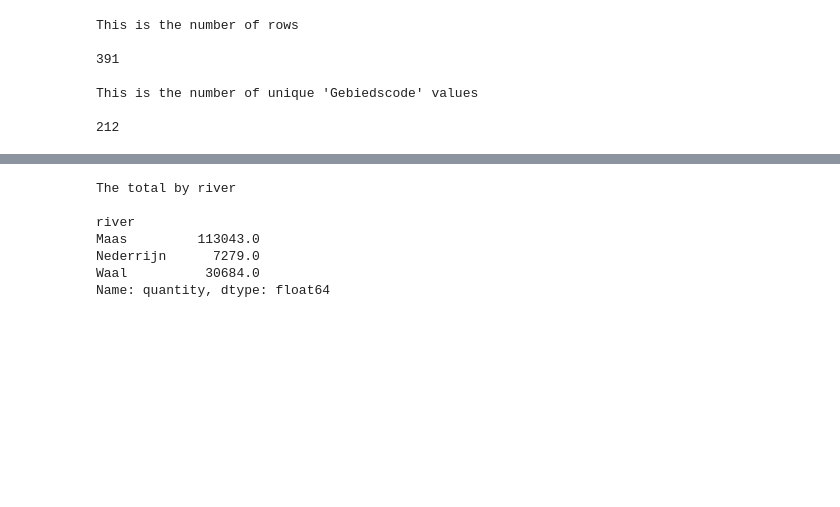
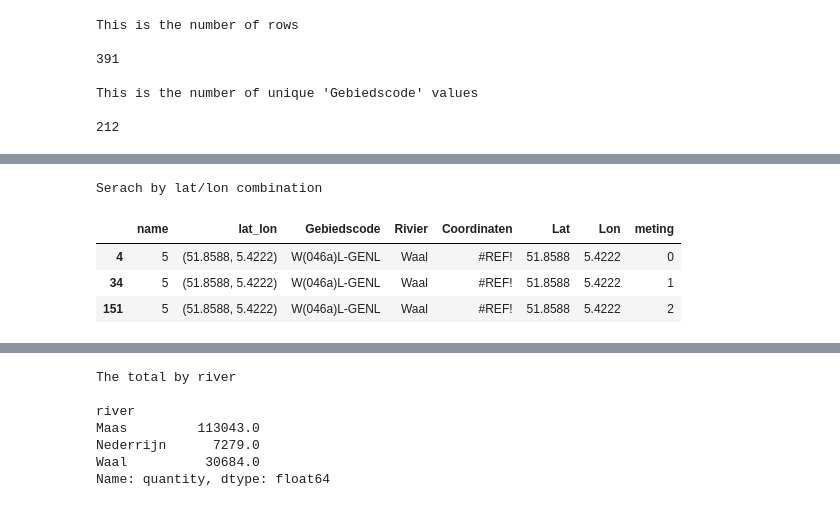
Before and after one commit to hammerdirt-analyst/rhinecode, a Jupyter notebook: harmonizesurveyresults.ipynb, the cells around one changed output, grey strips where cells are left out. Drawn from its saved outputs; the diff is of its cells as text; code cells hidden in the pictures; blank space fills up the shorter version.

```diff
--- a/harmonizesurveyresults.ipynb
+++ b/harmonizesurveyresults.ipynb
@@ -291,4 +323,13 @@ dop                                         293
 Name: 0, dtype: object
+# %%
+print("\nSerach by lat/lon combination\n")
+dutch_admin[dutch_admin.lat_lon == (51.8588, 5.4222)]
+# %% [output]
+Serach by lat/lon combination
+|  | name | lat_lon | Gebiedscode | Rivier | Coordinaten | Lat | Lon | meting |
+| 4 | 5 | (51.8588, 5.4222) | W(046a)L-GENL | Waal | #REF! | 51.8588 | 5.4222 | 0 |
+| 34 | 5 | (51.8588, 5.4222) | W(046a)L-GENL | Waal | #REF! | 51.8588 | 5.4222 | 1 |
+| 151 | 5 | (51.8588, 5.4222) | W(046a)L-GENL | Waal | #REF! | 51.8588 | 5.4222 | 2 |
 # %%
 # a place to store the results
 new_results=[]
```
Also changed, not shown: parts of 9 cells of this notebook, 7 other files.
